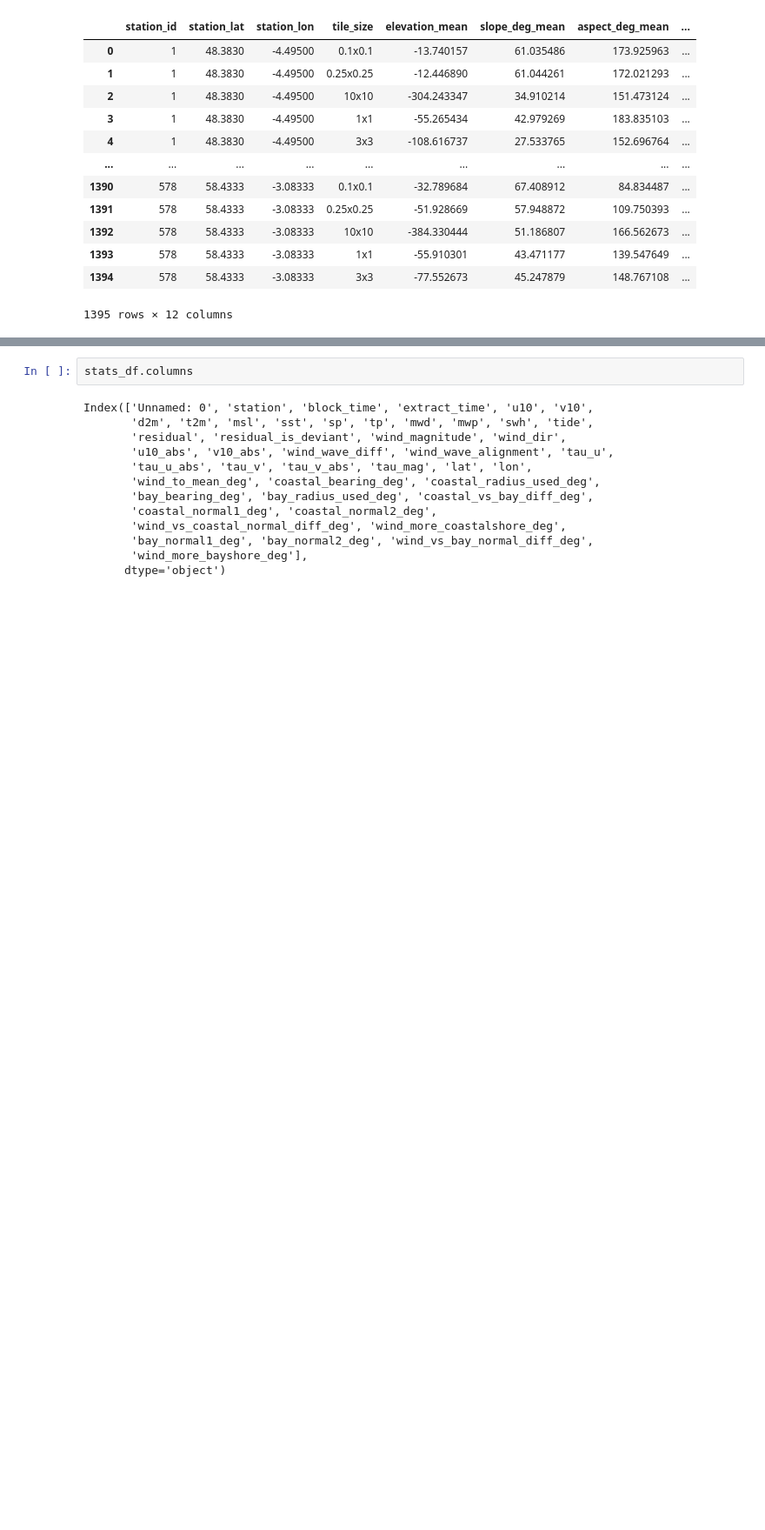
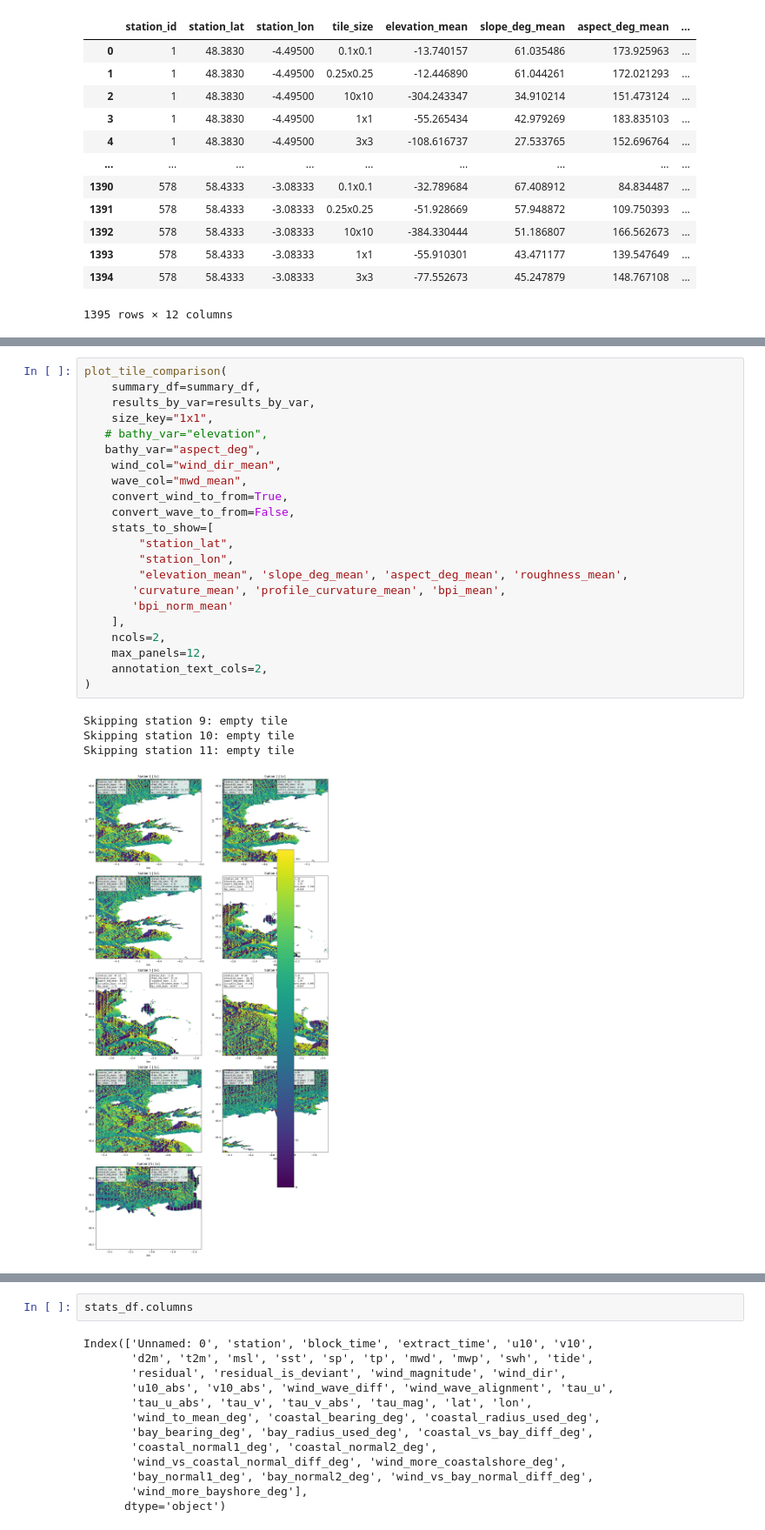
Before and after one commit to lisanneblok/ESL, a Jupyter notebook: notebooks/AGeneratefulldf/ALLVARS copy.ipynb, the cells around one changed output, grey strips where cells are left out. Shown at 87% size. Saved outputs shown, nothing was run; the diff lists cells and outputs as text; blank space fills up the shorter version.

Commit message:
bathymetry calculations

```diff
--- a/notebooks/AGeneratefulldf/ALLVARS copy.ipynb
+++ b/notebooks/AGeneratefulldf/ALLVARS copy.ipynb
@@ -257,0 +505,27 @@ summary_df
+# %%
+plot_tile_comparison(
+    summary_df=summary_df,
+    results_by_var=results_by_var,
+    size_key="1x1",
+   # bathy_var="elevation",
+   bathy_var="aspect_deg",
+    wind_col="wind_dir_mean",
+    wave_col="mwd_mean",
+    convert_wind_to_from=True,
+    convert_wave_to_from=False,
+    stats_to_show=[
+        "station_lat",
+        "station_lon",
+        "elevation_mean", 'slope_deg_mean', 'aspect_deg_mean', 'roughness_mean',
+       'curvature_mean', 'profile_curvature_mean', 'bpi_mean',
+       'bpi_norm_mean'
+    ],
+    ncols=2,
+    max_panels=12,
+    annotation_text_cols=2,
+)
+# %% [output]
+Skipping station 9: empty tile
+Skipping station 10: empty tile
+Skipping station 11: empty tile
+[figure, added]
```
Also changed, not shown: parts of 34 cells of this notebook, 2 other files.
